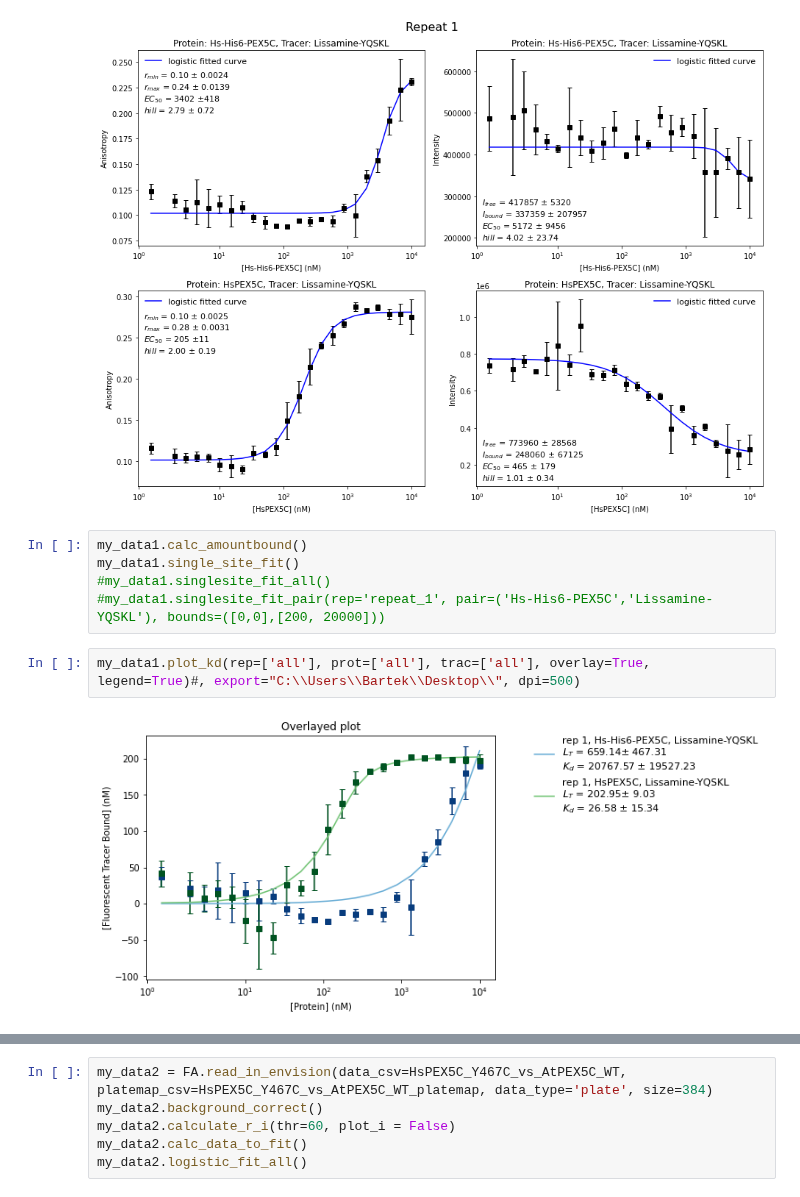
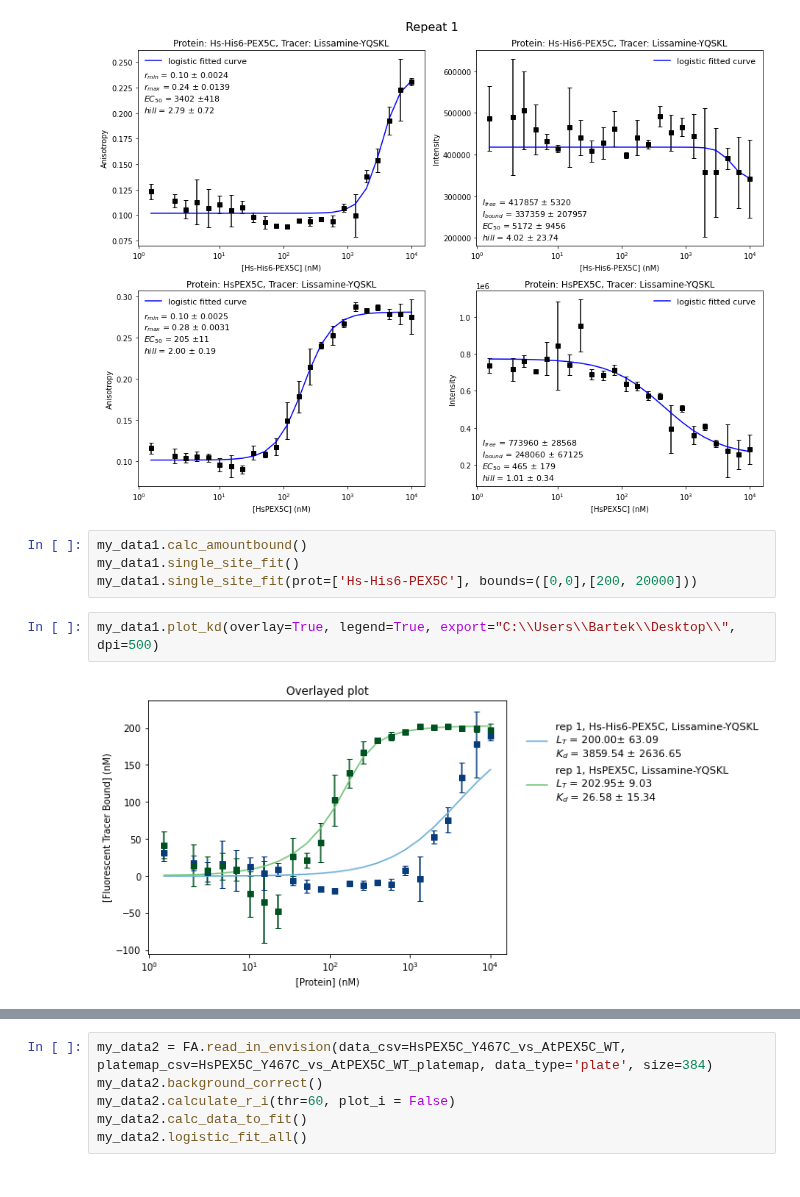
Before and after one commit to mariuszlas/Fluorescence-Anisotropy-Analysis-Development, a Jupyter notebook: fluorescenceanisotropy/fluores_anisotropy.ipynb, the cells around one changed output, grey strips where cells are left out. Drawn from its saved outputs; the diff is of its cells as text.

```diff
--- a/fluorescenceanisotropy/fluores_anisotropy.ipynb
+++ b/fluorescenceanisotropy/fluores_anisotropy.ipynb
@@ -1420,12 +1298,11 @@ my_data1.plot_ani()#prot=['Hs-His6-PEX5C'])
 # %%
 my_data1.calc_amountbound()
 my_data1.single_site_fit()
-#my_data1.singlesite_fit_all()
-#my_data1.singlesite_fit_pair(rep='repeat_1', pair=('Hs-His6-PEX5C','Lissamine-YQSKL'), bounds=([0,0],[200, 20000]))
+my_data1.single_site_fit(prot=['Hs-His6-PEX5C'], bounds=([0,0],[200, 20000]))
 # %%
-my_data1.plot_kd(rep=['all'], prot=['all'], trac=['all'], overlay=True, legend=True)#, export="C:\\Users\\Bartek\\Desktop\\", dpi=500)
+my_data1.plot_kd(overlay=True, legend=True, export="C:\\Users\\Bartek\\Desktop\\", dpi=500)
 # %% [output]
-[figure, old version]
+[figure, new version]
 # %%
 my_data1.plot_kd()# prot=['all'], trac=['all'], overlay=False, legend=True)
 # %% [output]
```
Also changed, not shown: parts of 8 cells of this notebook.
